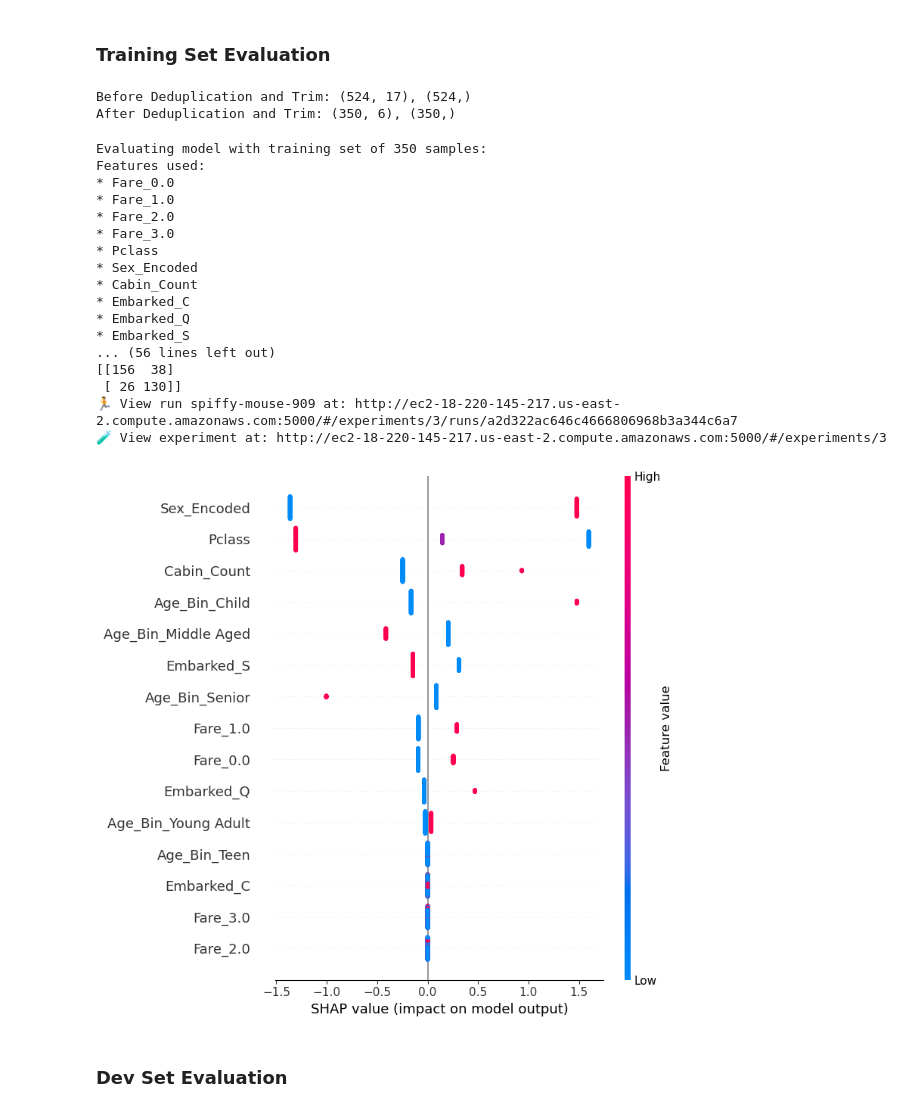
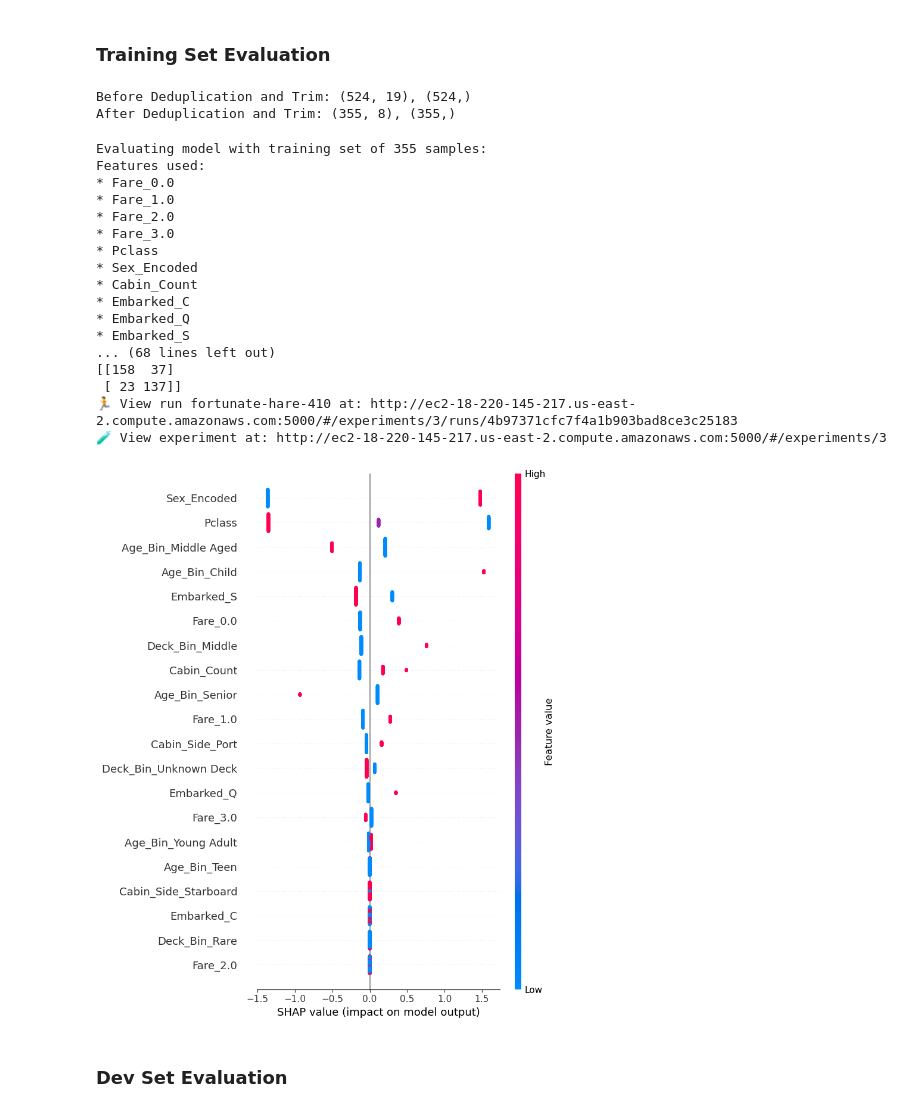
Before and after one commit to pt7481/titanic-ml-from-disaster, a Jupyter notebook: titanic_ml_from_disaster_abridged__paultongyoo.ipynb, the cells around one changed output. Drawn from its saved outputs; the diff is of its cells as text; code cells hidden in the pictures.

Commit message:
Added Deck and Cabin_Side features

```diff
--- a/titanic_ml_from_disaster_abridged__paultongyoo.ipynb
+++ b/titanic_ml_from_disaster_abridged__paultongyoo.ipynb
@@ -415,6 +508,19 @@ def engineer_features(df):
 
     # Fill missing Deck values with 'U' for Unknown
     df['Deck'] = df['Deck'].fillna('U')
+
+    # Create Deck_Bin feature
+    def bin_deck(deck):
+        if deck in ['A', 'B', 'C']:
+            return 'Upper'
+        elif deck in ['D', 'E']:
+            return 'Middle'
+        elif deck in ['F', 'G', 'T']:
+            return 'Rare'
+        else:
+            return 'Unknown Deck'
+    df['Deck_Bin'] = df['Deck'].apply(bin_deck)
+    df['Is_Middle_Deck'] = (df['Deck_Bin'] == 'Middle').astype(int)
 
     # Create Title feature from Name
     def extract_title(name):
@@ -699,7 +805,7 @@ sample_weights /= np.mean(sample_weights)
 # %%
 mlflow.set_tracking_uri('http://ec2-18-220-145-217.us-east-2.compute.amazonaws.com:5000/')
 mlflow.set_experiment('titanic_ml_from_disaster__abridged')
-selected_features = vif_minimized_features + ['Embarked', 'Age_Bin']
+selected_features = vif_minimized_features + ['Embarked', 'Age_Bin', 'Cabin_Side', 'Deck_Bin']
 # %%
 def print_diagnostics(y, y_pred):
     print("\n" + "="*50)
@@ -771,8 +877,8 @@ X_train.shape, y_train.shape
 X_train_dedup, y_train_dedup = remove_duplicates_and_trim(X_train, selected_features, y_train)
 sample_weights_dedup = sample_weights[X_train_dedup.index]
 # %% [output]
-Before Deduplication and Trim: (524, 17), (524,)
-After Deduplication and Trim: (350, 6), (350,)
+Before Deduplication and Trim: (524, 19), (524,)
+After Deduplication and Trim: (355, 8), (355,)
 # %%
 model_params = {
     'class_weight': 'balanced',
@@ -803,10 +909,11 @@ with mlflow.start_run():
         ('ohe', OneHotEncoder(handle_unknown='ignore'))
     ])
 
+    ohe_features = ['Embarked', 'Age_Bin', 'Cabin_Side', 'Deck_Bin']
     preprocessor = ColumnTransformer([
         ('fare_log_ohe', fare_pipeline, ['Fare']),
         ('scaler', StandardScaler(), [f for f in numeric_features(X_train_dedup, selected_features) if f != 'Fare']),
-        ('onehot', OneHotEncoder(handle_unknown='ignore'), ['Embarked', 'Age_Bin'])    # Intentionally not dropping first item to retain all categories
+        ('onehot', OneHotEncoder(handle_unknown='ignore'), ohe_features)    # Intentionally not dropping first item to retain all categories
     ])
 
     pipeline = Pipeline([
@@ -849,39 +956,39 @@ with mlflow.start_run():
     print("Training recall   :", training_rec)
     print("Training F1-score :", training_f1)
 
     print("\nModel Coefficients:")
     coef_df = pd.DataFrame(pipeline.named_steps['classifier'].coef_.T, index=feature_names_after_preprocessing, columns=['Coefficient'])
     print(coef_df.sort_values(by='Coefficient', ascending=False))
     print()
 
     print("\nClassification Report:")
     print_diagnostics(y_train_dedup, y_pred)
 
     # Plot SHAP Summary
     X_train_dedup_processed = pipeline.named_steps['preprocessor'].transform(X_train_dedup)
     explainer = shap.LinearExplainer(pipeline.named_steps['classifier'], X_train_dedup_processed)
     shap_values = explainer.shap_values(X_train_dedup_processed)
     X_train_shap_df = pd.DataFrame(X_train_dedup_processed, columns=feature_names_after_preprocessing)
     shap.summary_plot(shap_values, X_train_shap_df, plot_type="dot", show=False)
 # %% [output]
-Evaluating model with training set of 350 samples:
+Evaluating model with training set of 355 samples:
 Features used:
 * Fare_0.0
 * Fare_1.0
 * Fare_2.0
 * Fare_3.0
 * Pclass
 * Sex_Encoded
 * Cabin_Count
 * Embarked_C
 * Embarked_Q
 * Embarked_S
-... (56 lines left out)
-[[156  38]
- [ 26 130]]
-🏃 View run spiffy-mouse-909 at: http://ec2-18-220-145-217.us-east-2.compute.amazonaws.com:5000/#/experiments/3/runs/a2d322ac646c4666806968b3a344c6a7
+... (68 lines left out)
+[[158  37]
+ [ 23 137]]
+🏃 View run fortunate-hare-410 at: http://ec2-18-220-145-217.us-east-2.compute.amazonaws.com:5000/#/experiments/3/runs/4b97371cfc7f4a1b903bad8ce3c25183
 🧪 View experiment at: http://ec2-18-220-145-217.us-east-2.compute.amazonaws.com:5000/#/experiments/3
-[figure, old version]
+[figure, new version]
 # %% [markdown]
 ### Dev Set Evaluation
 # %%
```
Also changed, not shown: parts of 19 cells of this notebook.
